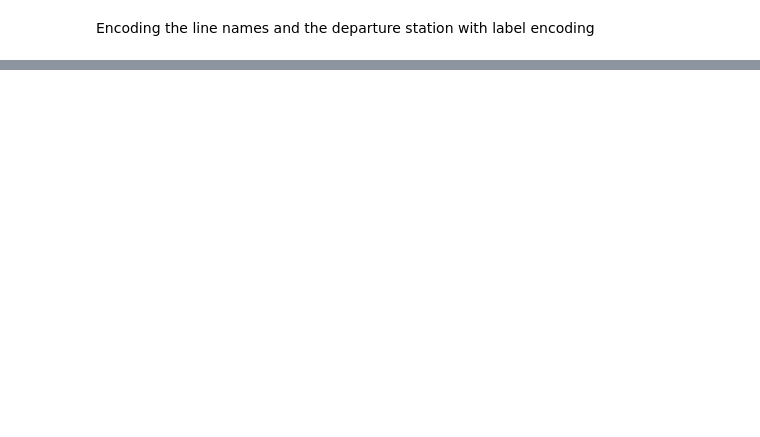
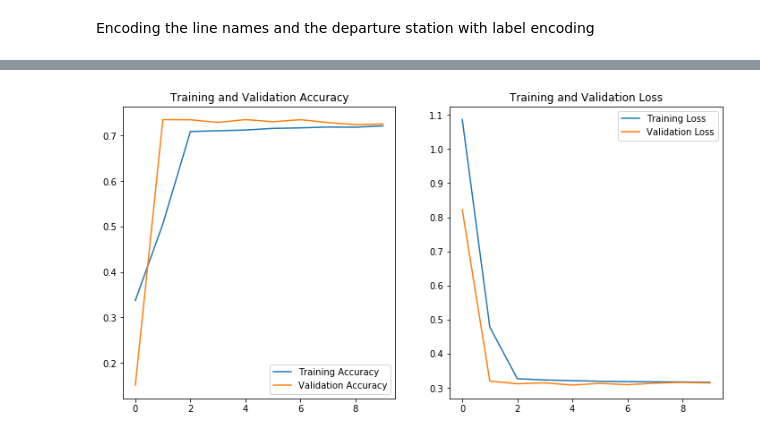
Before and after one commit to linahcharif/NTDS-Team24, a Jupyter notebook: Preprocessing_ML.ipynb, the cells around one changed output, grey strips where cells are left out. Saved outputs shown, nothing was run; the diff lists cells and outputs as text; code cells hidden in the pictures; blank space fills up the shorter version.

```diff
--- a/Preprocessing_ML.ipynb
+++ b/Preprocessing_ML.ipynb
@@ -188,0 +292,19 @@ Test Score: 2.49 RMSE
+# %%
+ratio=0.8
+train_size=int(dataset.shape[0]*ratio)
+train_set=X[0:train_size]
+test_Set=X[train_size:]
+labels_train=Y[0:train_size]
+labels_validation=Y[train_size:]
+x_tr, x_te, y_tr, y_te=split_data(train_set,labels_train,ratio)
+# %%
+model2 = Sequential()
+model2.add(Dense(25,  kernel_initializer='uniform', input_dim=x_tr.shape[1], activation='sigmoid'))
+model2.add(Dense(20,  kernel_initializer='uniform',input_dim=x_tr.shape[1], activation='relu'))
+model2.add(Dense(5,  kernel_initializer='uniform',input_dim=x_tr.shape[1], activation='relu'))
+model2.add(Dense(1, activation='relu'))
+
+model2.compile(optimizer='adam',
+                loss='mean_squared_error',
+                metrics=['accuracy'])
+model2.summary()
@@ -188,0 +328,2 @@ Test Score: 2.49 RMSE
+# %%
+history_3classes = model2.fit(x_tr, y_tr, epochs=10, batch_size=10, verbose=1,validation_data = (x_te,y_te))
@@ -188,0 +348,24 @@ Test Score: 2.49 RMSE
+# %%
+acc = history_3classes.history['accuracy']
+val_acc = history_3classes.history['val_accuracy']
+
+loss = history_3classes.history['loss']
+val_loss = history_3classes.history['val_loss']
+
+epochs_range = range(10)
+
+plt.figure(figsize=(12, 6))
+plt.subplot(1, 2, 1)
+plt.plot(epochs_range, acc, label='Training Accuracy')
+plt.plot(epochs_range, val_acc, label='Validation Accuracy')
+plt.legend(loc='lower right')
+plt.title('Training and Validation Accuracy')
+
+plt.subplot(1, 2, 2)
+plt.plot(epochs_range, loss, label='Training Loss')
+plt.plot(epochs_range, val_loss, label='Validation Loss')
+plt.legend(loc='upper right')
+plt.title('Training and Validation Loss')
+plt.show()
+# %% [output]
+[figure, added]
```
Also changed, not shown: parts of 46 cells of this notebook.
